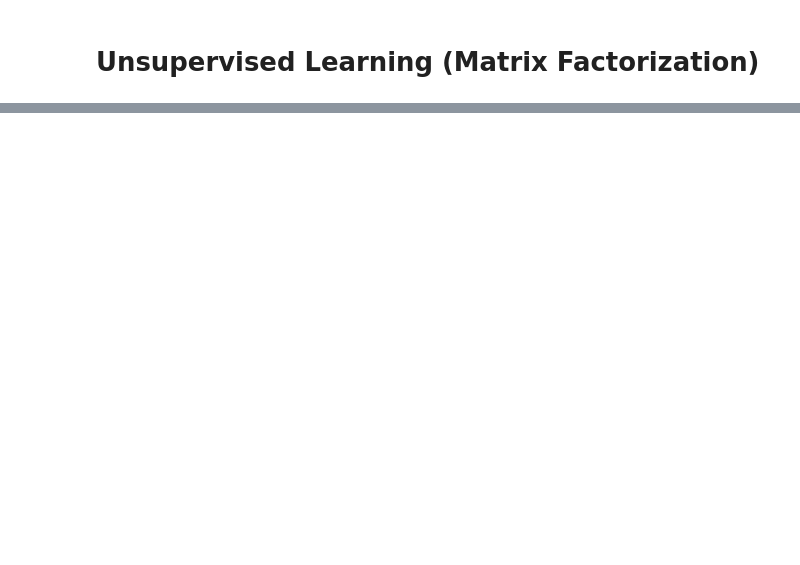
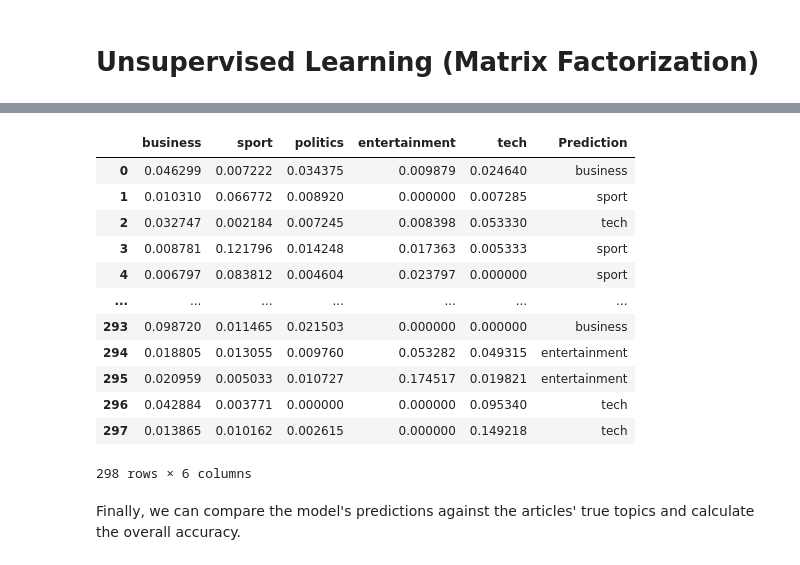
Before and after one commit to IvMonares/unsupervised_learning_kaggle_project, a Jupyter notebook: 1 - Unsupervised Learning.ipynb, the cells around one changed output, grey strips where cells are left out. Saved outputs shown, nothing was run; the diff lists cells and outputs as text; code cells hidden in the pictures; blank space fills up the shorter version.

```diff
--- a/1 - Unsupervised Learning.ipynb
+++ b/1 - Unsupervised Learning.ipynb
@@ -19,0 +176,11 @@ X_train, X_test, Y_train, Y_test = train_test_split(feature_data, df["Category"]
+# %%
+training_predictions = pd.DataFrame(training_features).idxmax(axis=1)
+
+extracted_topics = []
+for model_feature in range(len(model.components_)):
+    articles = training_predictions[training_predictions == model_feature]
+    rows = list(articles.index.values)
+    article_topics = train_data["Category"].iloc[rows]
+    extracted_topics += [article_topics.value_counts().index.values[0]]
+
+extracted_topics
@@ -19,0 +198,28 @@ X_train, X_test, Y_train, Y_test = train_test_split(feature_data, df["Category"]
+# %%
+# Transform the TF-IDF
+vect_test_data = vect.transform(test_data["Text"])
+# Transform the TF-IDF: nmf_features
+testing_features = model.transform(vect_test_data)
+
+# Convert testing features into a DataFrame
+testing_predictions = pd.DataFrame(testing_features, columns=extracted_topics)
+# Calculate prediction to highest feature in each row
+testing_predictions.insert(5, "Prediction", testing_predictions.idxmax(axis=1), True)
+# Print Predictions
+testing_predictions
+# %% [output]
+|  | business | sport | politics | entertainment | tech | Prediction |
+| 0 | 0.046299 | 0.007222 | 0.034375 | 0.009879 | 0.024640 | business |
+| 1 | 0.010310 | 0.066772 | 0.008920 | 0.000000 | 0.007285 | sport |
+| 2 | 0.032747 | 0.002184 | 0.007245 | 0.008398 | 0.053330 | tech |
+| 3 | 0.008781 | 0.121796 | 0.014248 | 0.017363 | 0.005333 | sport |
+| 4 | 0.006797 | 0.083812 | 0.004604 | 0.023797 | 0.000000 | sport |
+| ... | ... | ... | ... | ... | ... | ... |
+| 293 | 0.098720 | 0.011465 | 0.021503 | 0.000000 | 0.000000 | business |
+| 294 | 0.018805 | 0.013055 | 0.009760 | 0.053282 | 0.049315 | entertainment |
+| 295 | 0.020959 | 0.005033 | 0.010727 | 0.174517 | 0.019821 | entertainment |
+| 296 | 0.042884 | 0.003771 | 0.000000 | 0.000000 | 0.095340 | tech |
+| 297 | 0.013865 | 0.010162 | 0.002615 | 0.000000 | 0.149218 | tech |
+298 rows × 6 columns
+# %% [markdown]
+Finally, we can compare the model's predictions against the articles' true topics and calculate the overall accuracy.
```
Also changed, not shown: parts of 36 cells of this notebook, 2 other files.
